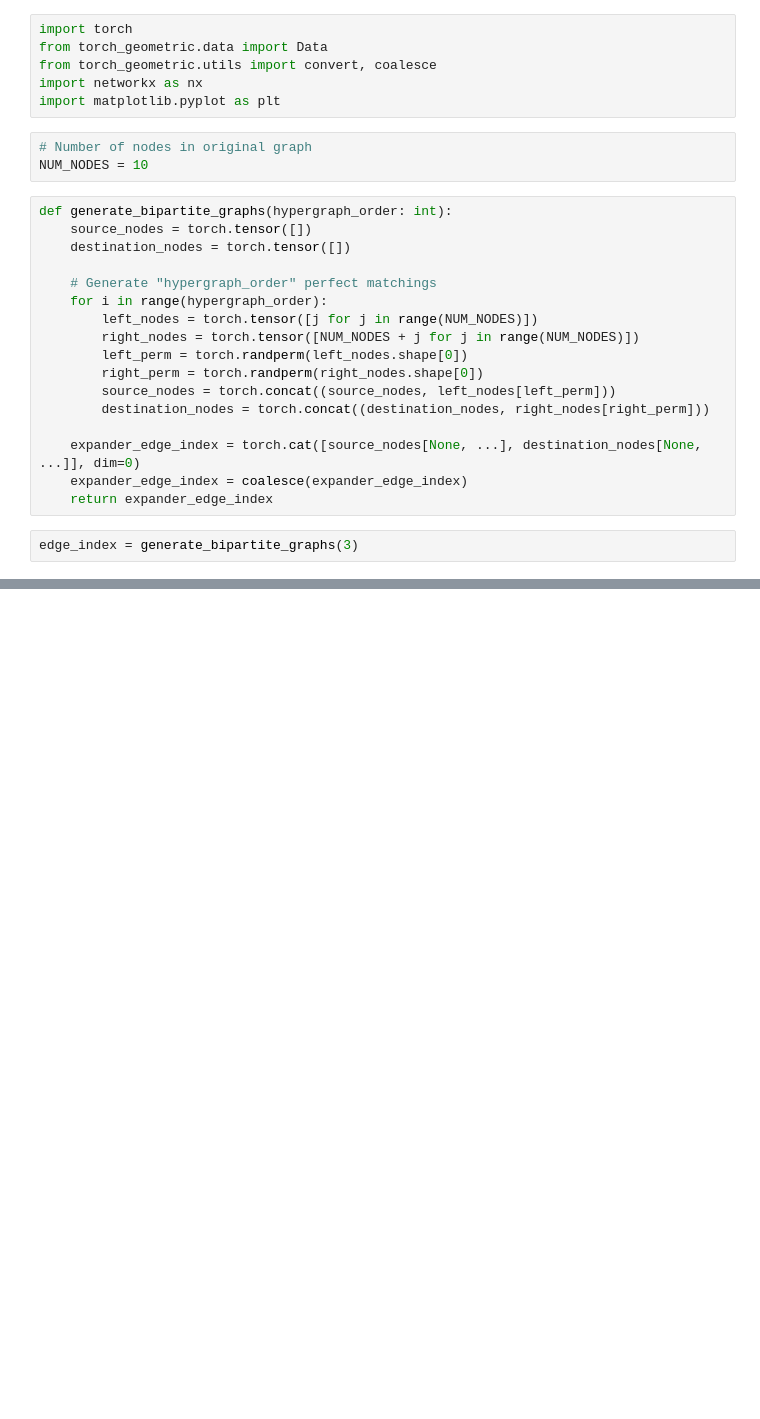
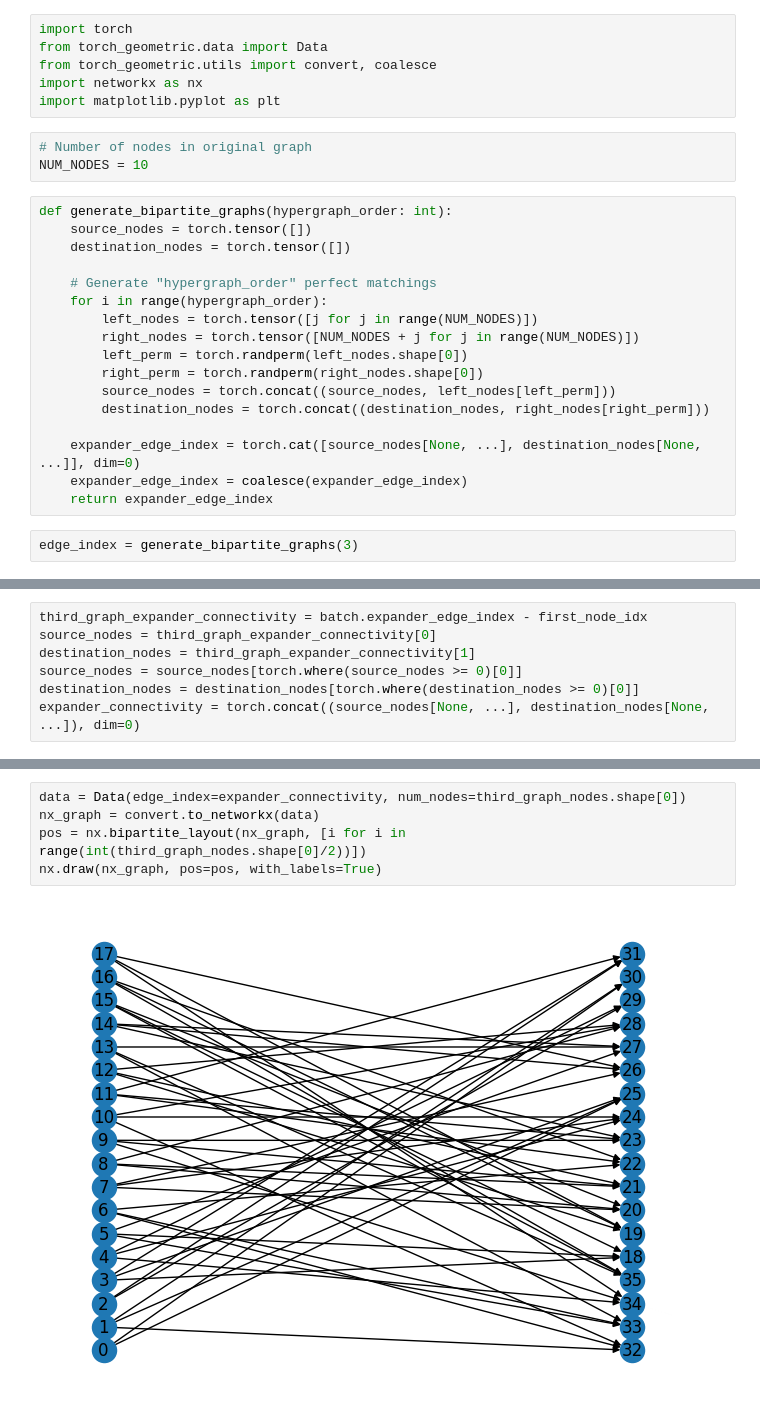
Before and after one commit to dransyhe/higher-order-EGP, a Jupyter notebook: expander_graph_visualisation.ipynb, the cells around one changed output, grey strips where cells are left out. Cells and saved outputs as stored; diff of their text form; blank space fills up the shorter version.

```diff
--- a/expander_graph_visualisation.ipynb
+++ b/expander_graph_visualisation.ipynb
@@ -35,0 +85,7 @@ nx.draw(nx_graph, pos=pos, with_labels=True)
+# %%
+third_graph_expander_connectivity = batch.expander_edge_index - first_node_idx
+source_nodes = third_graph_expander_connectivity[0]
+destination_nodes = third_graph_expander_connectivity[1]
+source_nodes = source_nodes[torch.where(source_nodes >= 0)[0]]
+destination_nodes = destination_nodes[torch.where(destination_nodes >= 0)[0]]
+expander_connectivity = torch.concat((source_nodes[None, ...], destination_nodes[None, ...]), dim=0)
@@ -35,0 +104,7 @@ nx.draw(nx_graph, pos=pos, with_labels=True)
+# %%
+data = Data(edge_index=expander_connectivity, num_nodes=third_graph_nodes.shape[0])
+nx_graph = convert.to_networkx(data)
+pos = nx.bipartite_layout(nx_graph, [i for i in range(int(third_graph_nodes.shape[0]/2))])
+nx.draw(nx_graph, pos=pos, with_labels=True)
+# %% [output]
+[figure, added]
```
Also changed, not shown: parts of 11 cells of this notebook, 1 other file.
